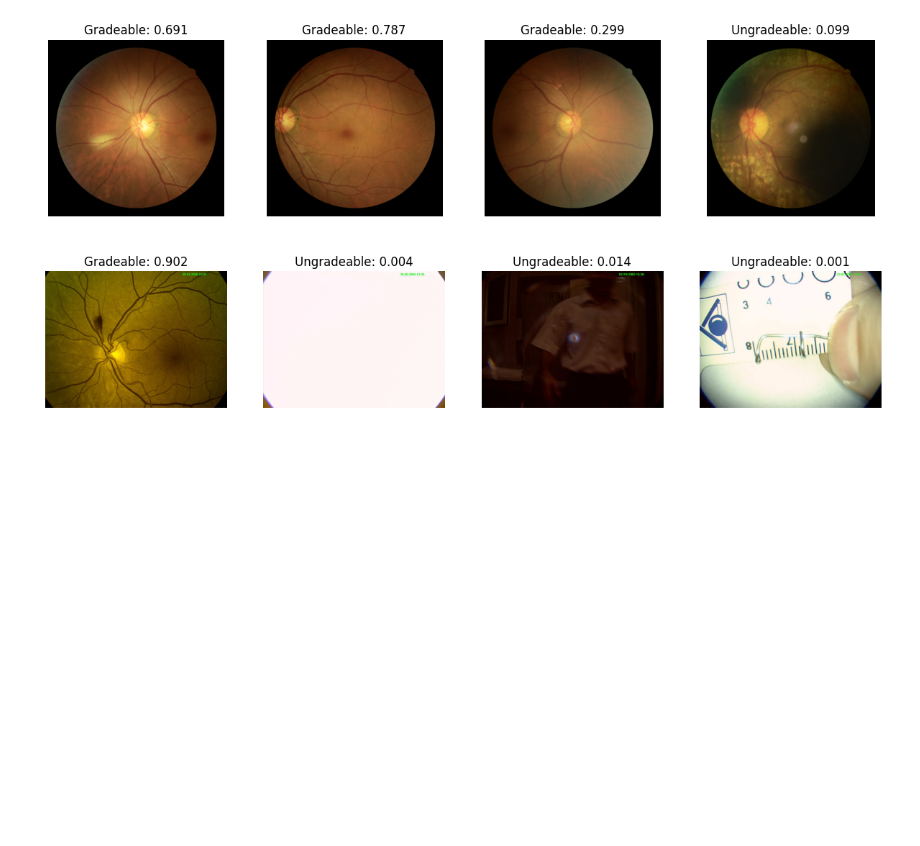
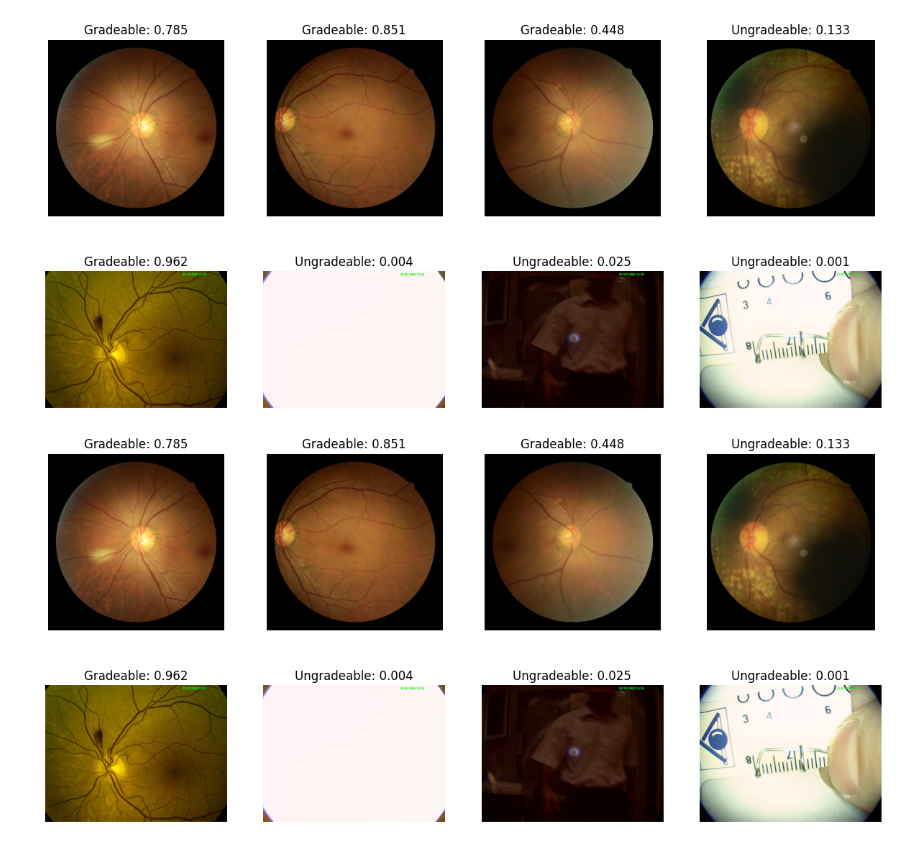
Before and after one commit to berenslab/fundus_image_toolbox, a Jupyter notebook: 0_example_usage/usage_quality.ipynb, the cells around one changed output. Saved outputs shown, nothing was run; the diff lists cells and outputs as text; code cells hidden in the pictures; blank space fills up the shorter version.

```diff
--- a/0_example_usage/usage_quality.ipynb
+++ b/0_example_usage/usage_quality.ipynb
@@ -83,9 +85,12 @@ image_paths = [
 image_paths = [Path(p) for p in image_paths]
 # %%
 # Feed in same sized images of at least 350x350 px
-transform = Compose([Resize((350, 350)), ToTensor()])
-
+transform = Compose([ToTensor(), Resize(512), CenterCrop(512)])
 image_batch = torch.stack([transform(Image.open(image_path)) for image_path in image_paths])
 
 print(f"Batch of images: {image_batch.shape}")
+
+# Here we resize the smallest edge to 512 px, then crop to 512x512 px, but you can also use
+# Resize(512, 512) to directly resize to 512x512 px; but note that this may heavily distort
+# landscape images, depending on the potentially differentaspect ratios of the original images.
 # %% [output]
@@ -93,2 +97,0 @@ Batch of images: torch.Size([8, 3, 350, 350])
-# %%
-ensemble = fit.load_quality_ensemble(device=device)
@@ -115,3 +107,18 @@ for i, (image_path, ax) in enumerate(zip(image_paths, axs.flatten())):
     ax.set_title(f'Gradeable: {conf[i]:.3f}' if label[i] == 1 else f'Ungradeable: {conf[i]:.3f}')
 # %% [output]
 [figure]
+# %%
+# You can also pass multiple same-sized PIL Images
+transform = Compose([ToTensor(), Resize(512), CenterCrop(512)])
+pil_list = [transform(Image.open(p)) for p in image_paths]
+
+conf, label = fit.ensemble_predict_quality(ensemble, pil_list, threshold=threshold)
+# %%
+fig, axs = plt.subplots(2, 4, figsize=(15, 7))
+for i, (image_path, ax) in enumerate(zip(image_paths, axs.flatten())):
+    image = Image.open(image_path)
+    ax.imshow(image)
+    ax.axis("off")
+    ax.set_title(f'Gradeable: {conf[i]:.3f}' if label[i] == 1 else f'Ungradeable: {conf[i]:.3f}')
+# %% [output]
+[figure, added]
```
Also changed, not shown: parts of 7 cells of this notebook, 6 other files.
